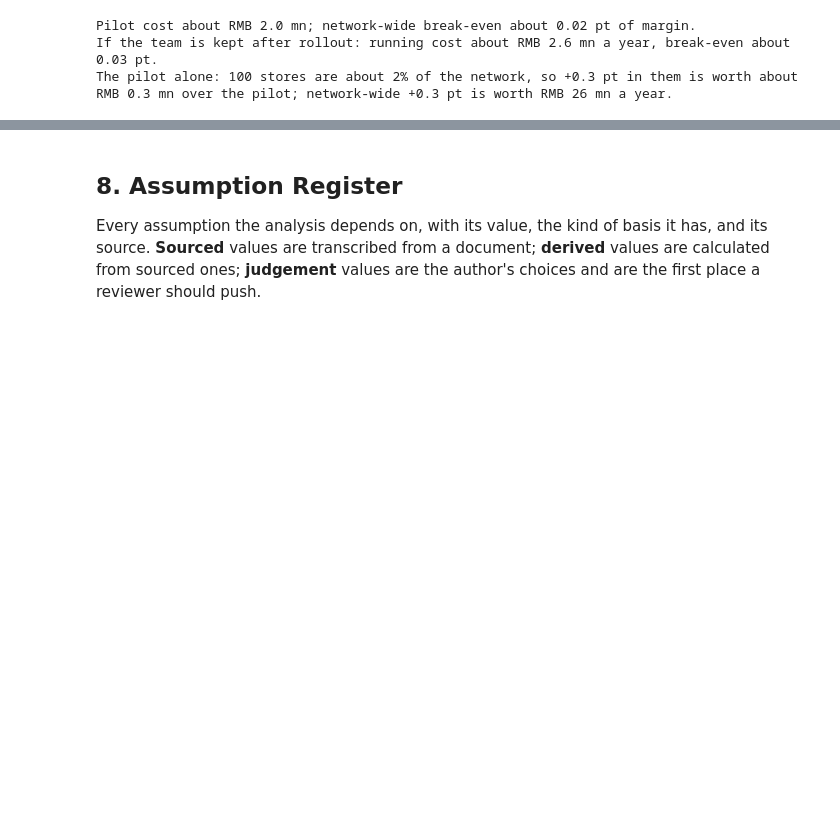
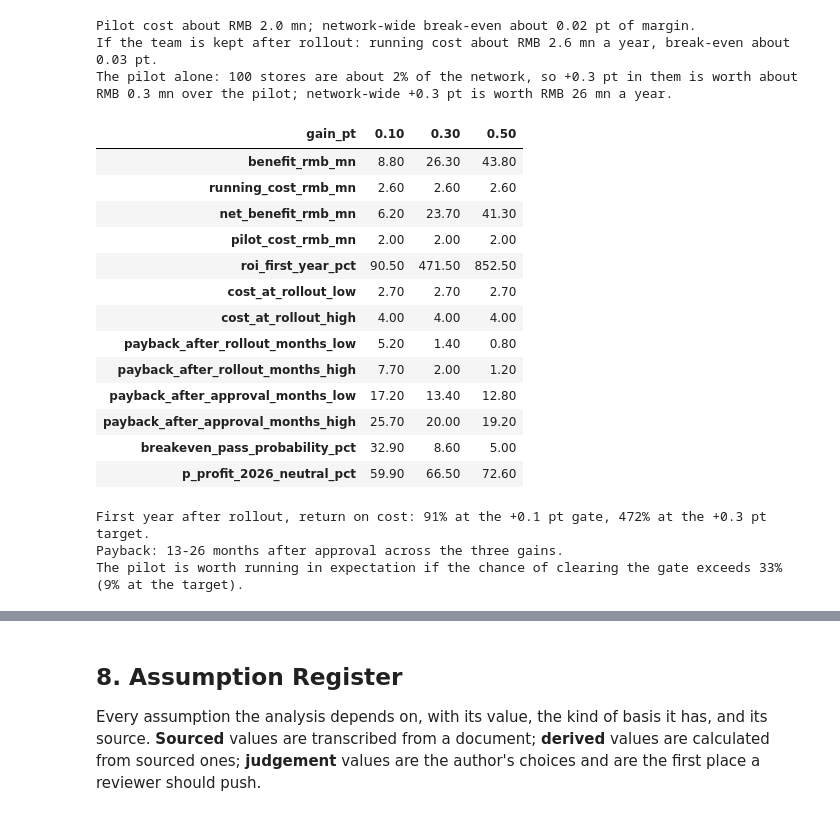
Before and after one commit to andrizomai/Pagoda-Business-Analytics-, a Jupyter notebook: pagoda_capstone_analytics_(MSBA).ipynb, the cells around one changed output, grey strips where cells are left out. Drawn from its saved outputs; the diff is of its cells as text; code cells hidden in the pictures; blank space fills up the shorter version.

```diff
--- a/pagoda_capstone_analytics_(MSBA).ipynb
+++ b/pagoda_capstone_analytics_(MSBA).ipynb
@@ -1416,4 +1416,44 @@ print(f"The pilot alone: {PILOT_STORES} stores are about {pilot_share:.0%} of th
 Pilot cost about RMB 2.0 mn; network-wide break-even about 0.02 pt of margin.
 If the team is kept after rollout: running cost about RMB 2.6 mn a year, break-even about 0.03 pt.
 The pilot alone: 100 stores are about 2% of the network, so +0.3 pt in them is worth about RMB 0.3 mn over the pilot; network-wide +0.3 pt is worth RMB 26 mn a year.
+# %%
+# Cost-benefit summary (report Table 17): costs against benefits at the gate, the target and +0.5 pt.
+# Benefits start at network rollout, 12-18 months after approval; the running team starts when the pilot ends (month 9).
+PILOT_END_MONTH, ROLLOUT_MONTHS = 9, (12, 18)
+cb_rows = []
+for g in [0.1, 0.3, 0.5]:
+    u = uplift.loc[uplift.index[np.argmin(np.abs(uplift.index.values - g))]]
+    benefit = u.profit_per_year_rmb_mn; net = benefit - run_cost
+    cost_at = [pilot_total + run_cost * (m - PILOT_END_MONTH) / 12 for m in ROLLOUT_MONTHS]
+    pay = [c / (net / 12) for c in cost_at]
+    cb_rows.append(dict(gain_pt=g, benefit_rmb_mn=benefit, running_cost_rmb_mn=run_cost, net_benefit_rmb_mn=net, pilot_cost_rmb_mn=pilot_total,
+                        roi_first_year_pct=(benefit - run_cost - pilot_total) / (run_cost + pilot_total) * 100,
+                        cost_at_rollout_low=cost_at[0], cost_at_rollout_high=cost_at[1],
+                        payback_after_rollout_months_low=pay[0], payback_after_rollout_months_high=pay[1],
+                        payback_after_approval_months_low=ROLLOUT_MONTHS[0] + pay[0], payback_after_approval_months_high=ROLLOUT_MONTHS[1] + pay[1],
+                        breakeven_pass_probability_pct=pilot_total / net * 100, p_profit_2026_neutral_pct=u.p_profit_2026_neutral_pct))
+cost_benefit = pd.DataFrame(cb_rows).set_index("gain_pt")
+display(cost_benefit.T.round(1))
+print(f"First year after rollout, return on cost: {cost_benefit.roi_first_year_pct[0.1]:.0f}% at the +0.1 pt gate, {cost_benefit.roi_first_year_pct[0.3]:.0f}% at the +0.3 pt target.")
+print(f"Payback: {cost_benefit.payback_after_approval_months_low.min():.0f}-{cost_benefit.payback_after_approval_months_high.max():.0f} months after approval across the three gains.")
+print(f"The pilot is worth running in expectation if the chance of clearing the gate exceeds {cost_benefit.breakeven_pass_probability_pct[0.1]:.0f}% "
+      f"({cost_benefit.breakeven_pass_probability_pct[0.3]:.0f}% at the target).")
+# %% [output]
+| gain_pt | 0.10 | 0.30 | 0.50 |
+| benefit_rmb_mn | 8.80 | 26.30 | 43.80 |
+| running_cost_rmb_mn | 2.60 | 2.60 | 2.60 |
+| net_benefit_rmb_mn | 6.20 | 23.70 | 41.30 |
+| pilot_cost_rmb_mn | 2.00 | 2.00 | 2.00 |
+| roi_first_year_pct | 90.50 | 471.50 | 852.50 |
+| cost_at_rollout_low | 2.70 | 2.70 | 2.70 |
+| cost_at_rollout_high | 4.00 | 4.00 | 4.00 |
+| payback_after_rollout_months_low | 5.20 | 1.40 | 0.80 |
+| payback_after_rollout_months_high | 7.70 | 2.00 | 1.20 |
+| payback_after_approval_months_low | 17.20 | 13.40 | 12.80 |
+| payback_after_approval_months_high | 25.70 | 20.00 | 19.20 |
+| breakeven_pass_probability_pct | 32.90 | 8.60 | 5.00 |
+| p_profit_2026_neutral_pct | 59.90 | 66.50 | 72.60 |
+First year after rollout, return on cost: 91% at the +0.1 pt gate, 472% at the +0.3 pt target.
+Payback: 13-26 months after approval across the three gains.
+The pilot is worth running in expectation if the chance of clearing the gate exceeds 33% (9% at the target).
 # %% [markdown]
```
Also changed, not shown: parts of 2 cells of this notebook, 3 other files.
